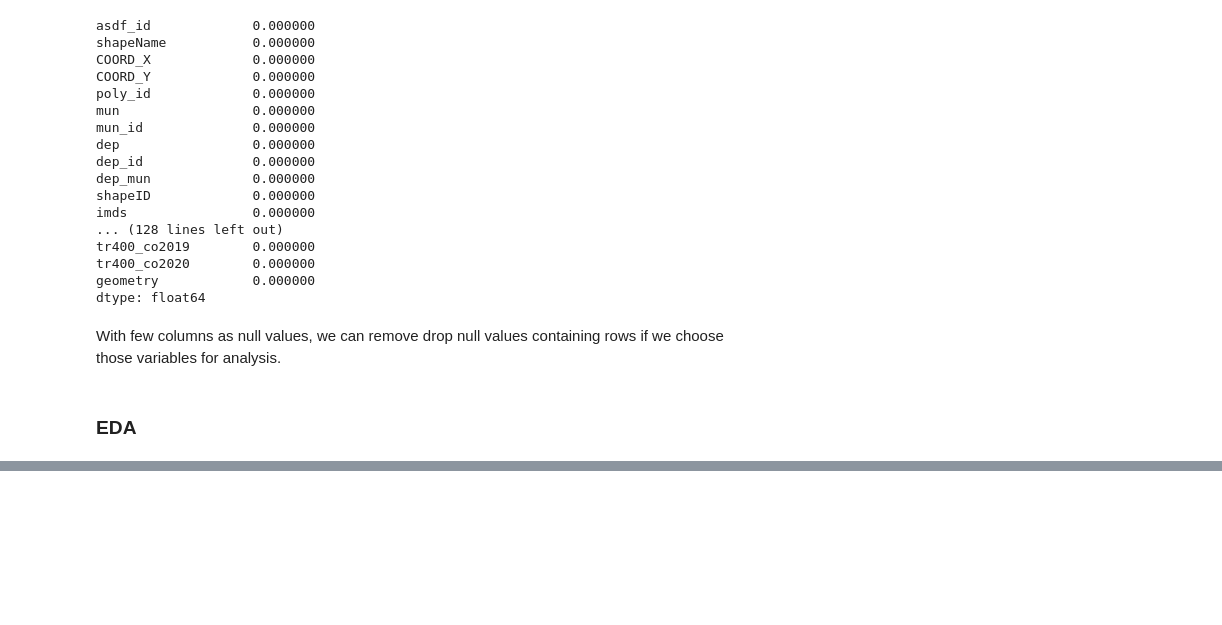
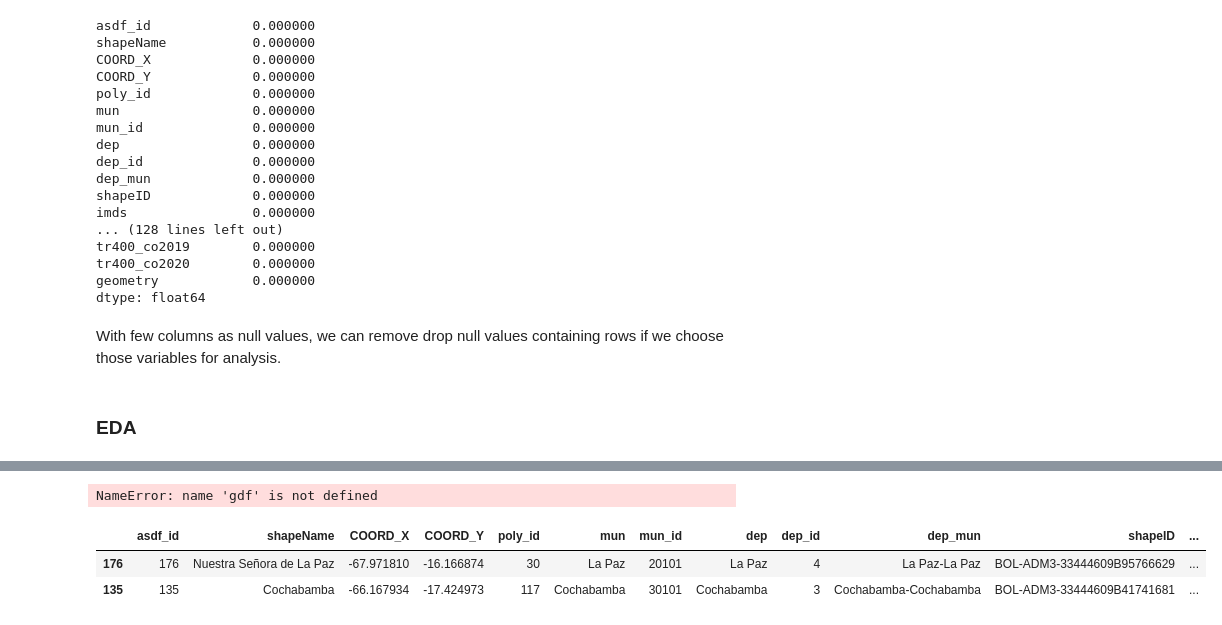
Before and after one commit to GW-DSSD/GeoDS4Bolivia, a Jupyter notebook: EDA/Start.ipynb, the cells around one changed output, grey strips where cells are left out. Cells and saved outputs as stored; diff of their text form; code cells hidden in the pictures; blank space fills up the shorter version.

```diff
--- a/EDA/Start.ipynb
+++ b/EDA/Start.ipynb
@@ -148,0 +180,14 @@ dtype: float64
+# %%
+corr_matrix=gdf.corr()["imds"]
+high_corr = corr_matrix[abs(corr_matrix) > 0.5]
+# %% [output]
+NameError: name 'gdf' is not defined
+# %%
+top=gdf.sort_values(by=["imds"],ascending= False).head(3)
+top["Type"] = "High Sustainable Development Index"
+# %%
+top.head(2)
+# %% [output]
+|  | asdf_id | shapeName | COORD_X | COORD_Y | poly_id | mun | mun_id | dep | dep_id | dep_mun | shapeID | ... |
+| 176 | 176 | Nuestra Señora de La Paz | -67.971810 | -16.166874 | 30 | La Paz | 20101 | La Paz | 4 | La Paz-La Paz | BOL-ADM3-33444609B95766629 | ... |
+| 135 | 135 | Cochabamba | -66.167934 | -17.424973 | 117 | Cochabamba | 30101 | Cochabamba | 3 | Cochabamba-Cochabamba | BOL-ADM3-33444609B41741681 | ... |
```
Also changed, not shown: parts of 9 cells of this notebook.
